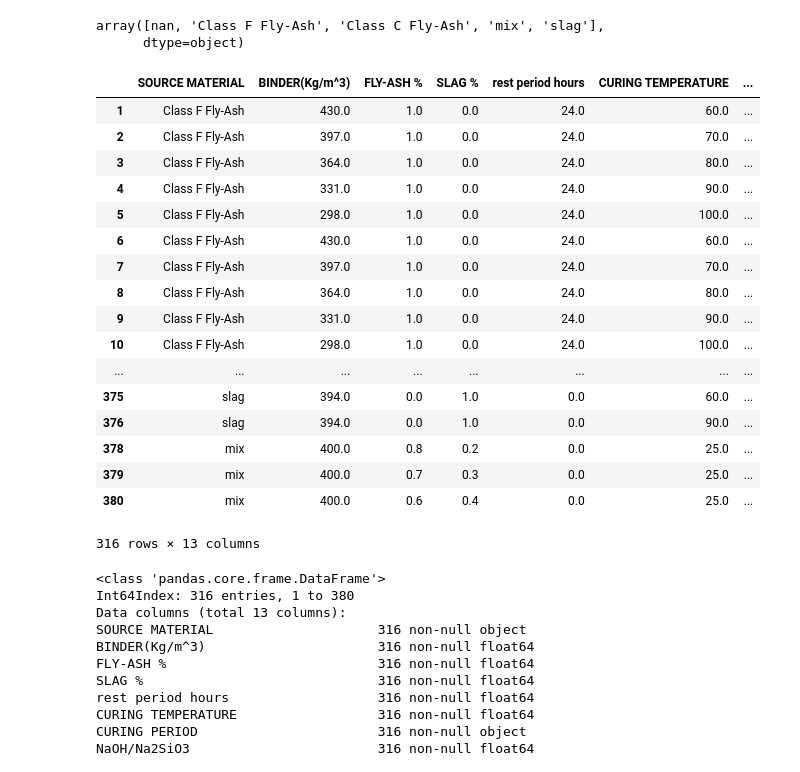
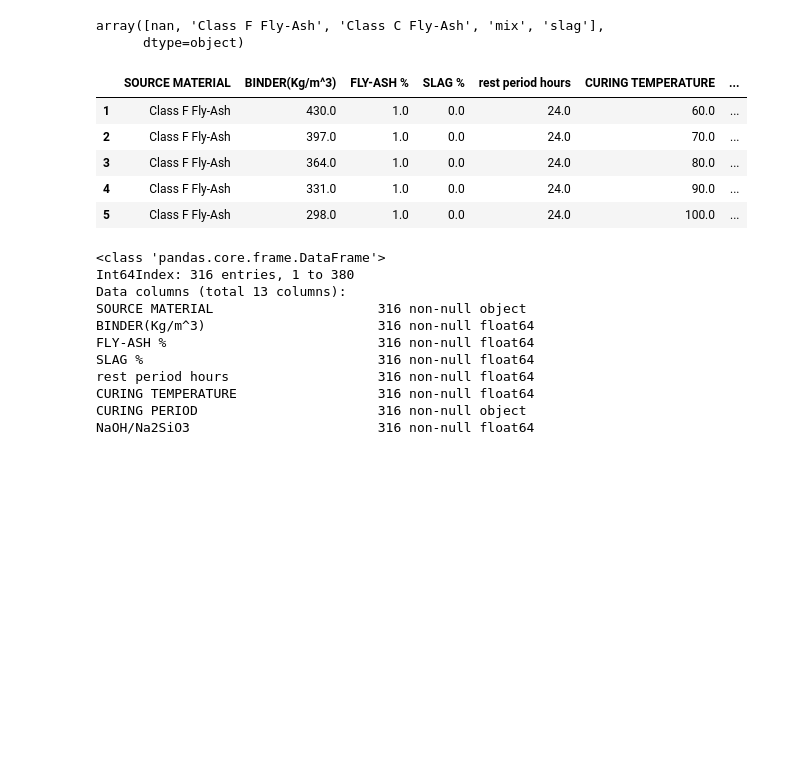
Before and after one commit to AashayShingre/Compressive-Strenght-of-Concrete, a Jupyter notebook: 01DataPreprocessing.ipynb, the cells around one changed output. Drawn from its saved outputs; the diff is of its cells as text; code cells hidden in the pictures; blank space fills up the shorter version.

```diff
--- a/01DataPreprocessing.ipynb
+++ b/01DataPreprocessing.ipynb
@@ -83,26 +69,14 @@ data['SOURCE MATERIAL'].fillna(method = "ffill" , inplace = True) #this method s
 # %%
 data.dropna(inplace = True) #this should remove all records with null values
 # %%
-data
+data.head()
 # %% [output]
 |  | SOURCE MATERIAL | BINDER(Kg/m^3) | FLY-ASH % | SLAG % | rest period hours | CURING TEMPERATURE | ... |
 | 1 | Class F Fly-Ash | 430.0 | 1.0 | 0.0 | 24.0 | 60.0 | ... |
 | 2 | Class F Fly-Ash | 397.0 | 1.0 | 0.0 | 24.0 | 70.0 | ... |
 | 3 | Class F Fly-Ash | 364.0 | 1.0 | 0.0 | 24.0 | 80.0 | ... |
 | 4 | Class F Fly-Ash | 331.0 | 1.0 | 0.0 | 24.0 | 90.0 | ... |
 | 5 | Class F Fly-Ash | 298.0 | 1.0 | 0.0 | 24.0 | 100.0 | ... |
-| 6 | Class F Fly-Ash | 430.0 | 1.0 | 0.0 | 24.0 | 60.0 | ... |
-| 7 | Class F Fly-Ash | 397.0 | 1.0 | 0.0 | 24.0 | 70.0 | ... |
-| 8 | Class F Fly-Ash | 364.0 | 1.0 | 0.0 | 24.0 | 80.0 | ... |
-| 9 | Class F Fly-Ash | 331.0 | 1.0 | 0.0 | 24.0 | 90.0 | ... |
-| 10 | Class F Fly-Ash | 298.0 | 1.0 | 0.0 | 24.0 | 100.0 | ... |
-| ... | ... | ... | ... | ... | ... | ... | ... |
-| 375 | slag | 394.0 | 0.0 | 1.0 | 0.0 | 60.0 | ... |
-| 376 | slag | 394.0 | 0.0 | 1.0 | 0.0 | 90.0 | ... |
-| 378 | mix | 400.0 | 0.8 | 0.2 | 0.0 | 25.0 | ... |
-| 379 | mix | 400.0 | 0.7 | 0.3 | 0.0 | 25.0 | ... |
-| 380 | mix | 400.0 | 0.6 | 0.4 | 0.0 | 25.0 | ... |
-316 rows × 13 columns
 # %%
 data.info()
 # %% [output]
```
Also changed, not shown: parts of 8 cells of this notebook, 1 other file.
